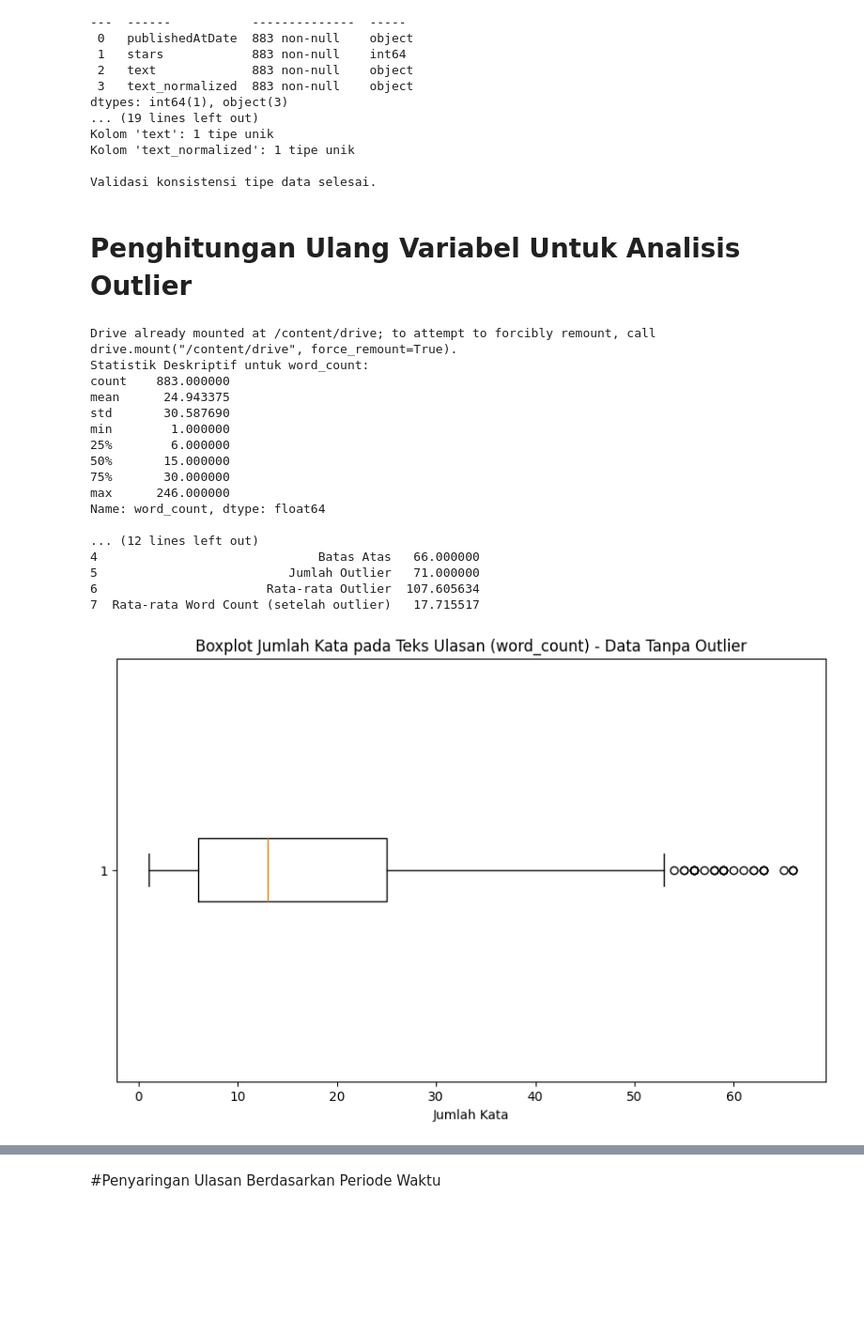
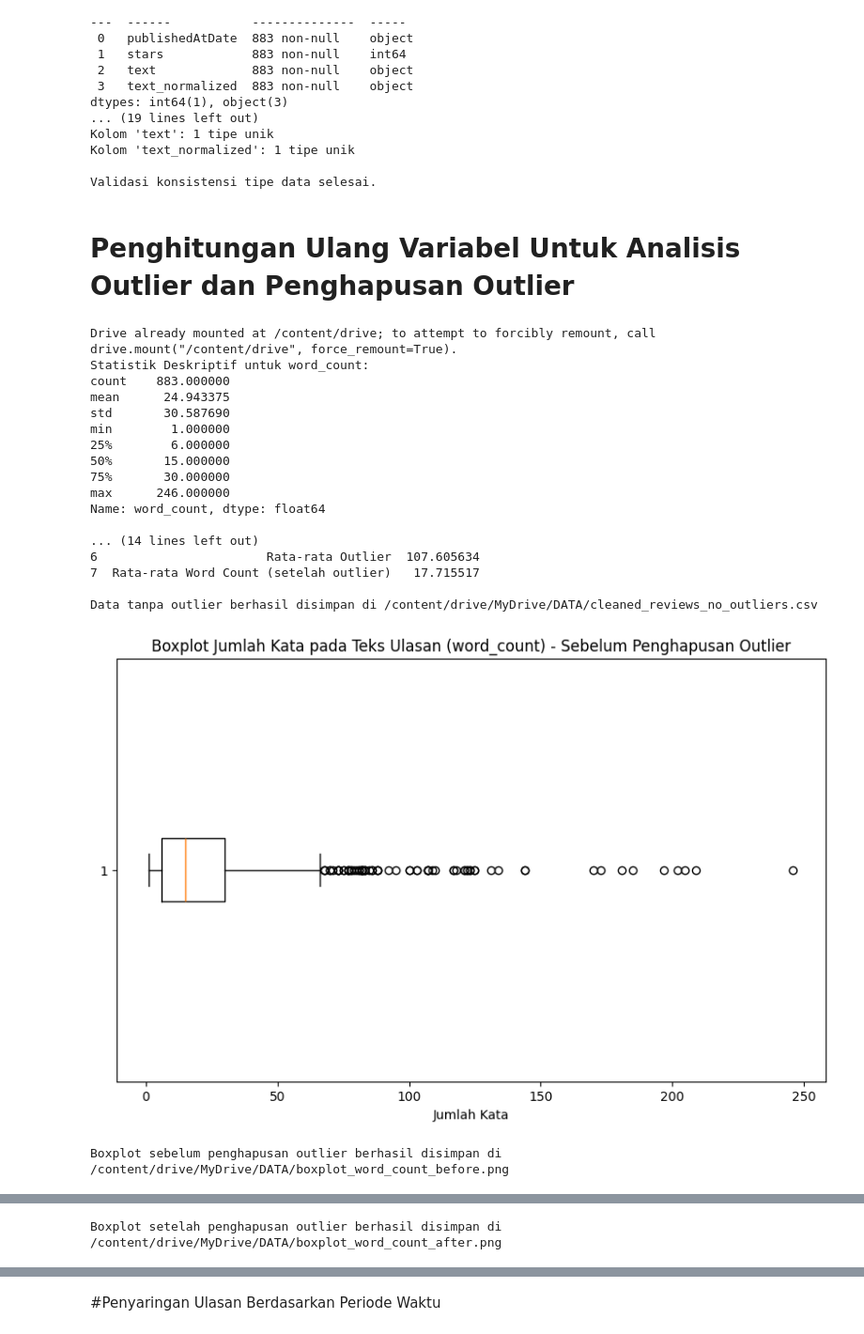
Before and after one commit to dian-wijayanti/DOKUMEN-TESIS, a Jupyter notebook: Dokumentasi.ipynb, the cells around one changed output, grey strips where cells are left out. Shown at 94% size. Saved outputs shown, nothing was run; the diff lists cells and outputs as text; code cells hidden in the pictures; blank space fills up the shorter version.

```diff
--- a/Dokumentasi.ipynb
+++ b/Dokumentasi.ipynb
@@ -629,12 +629,13 @@ Kolom 'text_normalized': 1 tipe unik
 
 Validasi konsistensi tipe data selesai.
 # %% [markdown]
-# Penghitungan Ulang Variabel Untuk Analisis Outlier
+# Penghitungan Ulang Variabel Untuk Analisis Outlier dan Penghapusan Outlier
 # %%
 import pandas as pd
 import numpy as np
 from google.colab import drive
 import matplotlib.pyplot as plt
+from google.colab import files
 
 # Mount Google Drive
 drive.mount('/content/drive')
@@ -694,35 +695,56 @@ tabel_outlier = pd.DataFrame({
         upper_bound,
         num_outliers,
         mean_outliers,
         mean_no_outliers
     ]
 })
 
-print("\nTabel 4.11. Analisis Outlier pada Kolom 'review_length':")
+print("\nTabel 4.11. Analisis Outlier pada Kolom 'word_count':")
 print(tabel_outlier)
+
+# Simpan data tanpa outlier ke file CSV baru
+output_file_path = '/content/drive/MyDrive/DATA/cleaned_reviews_no_outliers.csv'
+df_no_outliers.to_csv(output_file_path, index=False)
+print(f"\nData tanpa outlier berhasil disimpan di {output_file_path}")
+
+# Visualisasi: Boxplot untuk 'word_count' pada data sebelum penghapusan outlier
+plt.figure(figsize=(10, 6))
+plt.boxplot(df['word_count'], vert=False)
+plt.title("Boxplot Jumlah Kata pada Teks Ulasan (word_count) - Sebelum Penghapusan Outlier")
+plt.xlabel("Jumlah Kata")
+plot_before = '/content/drive/MyDrive/DATA/boxplot_word_count_before.png'
+plt.savefig(plot_before, bbox_inches='tight')
+plt.show()
+print(f"\nBoxplot sebelum penghapusan outlier berhasil disimpan di {plot_before}")
+files.download(plot_before)
 
 # Visualisasi: Boxplot untuk 'word_count' pada data setelah penghapusan outlier
 plt.figure(figsize=(10, 6))
 plt.boxplot(df_no_outliers['word_count'], vert=False)
 plt.title("Boxplot Jumlah Kata pada Teks Ulasan (word_count) - Data Tanpa Outlier")
 plt.xlabel("Jumlah Kata")
+plot_after = '/content/drive/MyDrive/DATA/boxplot_word_count_after.png'
+plt.savefig(plot_after, bbox_inches='tight')
 plt.show()
+print(f"\nBoxplot setelah penghapusan outlier berhasil disimpan di {plot_after}")
+files.download(plot_after)
 # %% [output]
 Drive already mounted at /content/drive; to attempt to forcibly remount, call drive.mount("/content/drive", force_remount=True).
 Statistik Deskriptif untuk word_count:
 count    883.000000
 mean      24.943375
 std       30.587690
 min        1.000000
 25%        6.000000
 50%       15.000000
 75%       30.000000
 max      246.000000
 Name: word_count, dtype: float64
 
-... (12 lines left out)
-4                              Batas Atas   66.000000
-5                          Jumlah Outlier   71.000000
+... (14 lines left out)
 6                       Rata-rata Outlier  107.605634
 7  Rata-rata Word Count (setelah outlier)   17.715517
+
+Data tanpa outlier berhasil disimpan di /content/drive/MyDrive/DATA/cleaned_reviews_no_outliers.csv
-[figure, old version]
+[figure, new version]
+Boxplot sebelum penghapusan outlier berhasil disimpan di /content/drive/MyDrive/DATA/boxplot_word_count_before.png
@@ -728,0 +754 @@ Name: word_count, dtype: float64
+Boxplot setelah penghapusan outlier berhasil disimpan di /content/drive/MyDrive/DATA/boxplot_word_count_after.png
```
Also changed, not shown: parts of 23 cells of this notebook.
